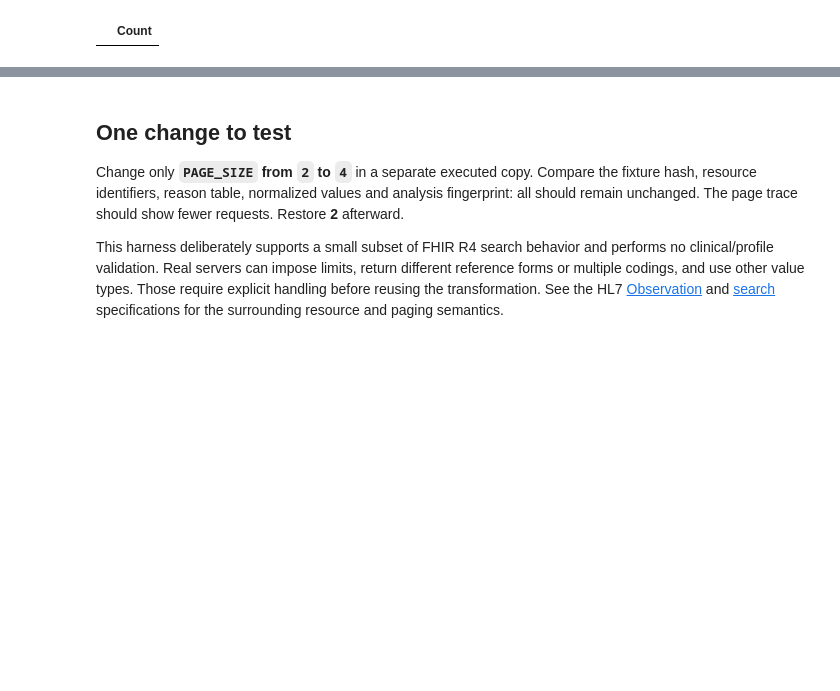
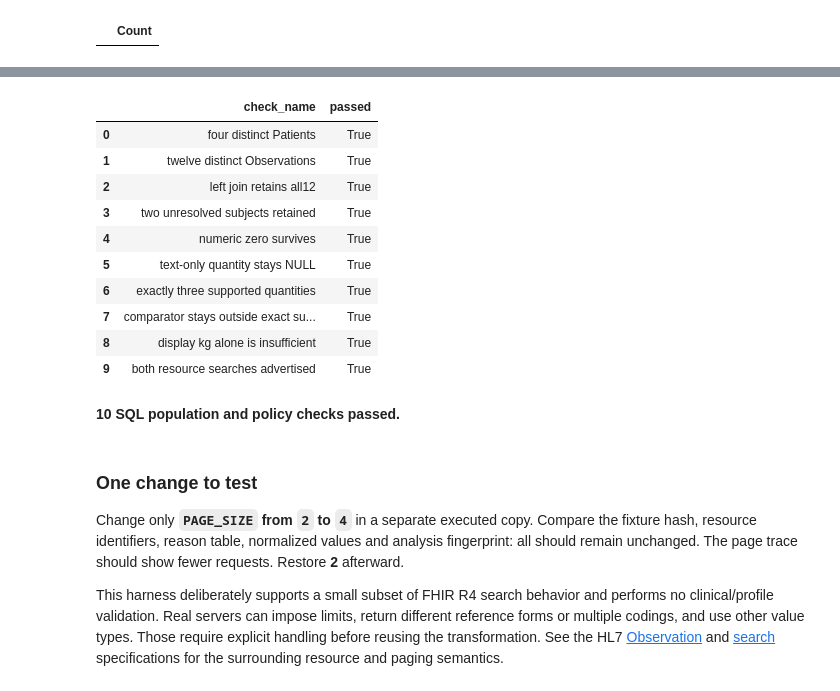
Before and after one commit to Query-farm/vgi-fhir, a Jupyter notebook: notebooks/01_complete_pages_do_not_make_quantities_comparable.ipynb, the cells around one changed output, grey strips where cells are left out. Cells and saved outputs as stored; diff of their text form; code cells hidden in the pictures; blank space fills up the shorter version.

```diff
--- a/notebooks/01_complete_pages_do_not_make_quantities_comparable.ipynb
+++ b/notebooks/01_complete_pages_do_not_make_quantities_comparable.ipynb
@@ -244,5 +255,22 @@ ax.margins(y=.45);ax.invert_yaxis();finish(fig)
+# %%
+display(checks)
+assert checks.passed.notna().all() and checks.passed.all()
+prose(f"**{len(checks)} SQL population and policy checks passed.**")
+# %% [output]
+|  | check_name | passed |
+| 0 | four distinct Patients | True |
+| 1 | twelve distinct Observations | True |
+| 2 | left join retains all12 | True |
+| 3 | two unresolved subjects retained | True |
+| 4 | numeric zero survives | True |
+| 5 | text-only quantity stays NULL | True |
+| 6 | exactly three supported quantities | True |
+| 7 | comparator stays outside exact su... | True |
+| 8 | display kg alone is insufficient | True |
+| 9 | both resource searches advertised | True |
+**10 SQL population and policy checks passed.**
 # %% [markdown]
-## One change to test
+### One change to test
 
 Change only **`PAGE_SIZE` from `2` to `4`** in a separate executed copy. Compare the fixture hash, resource identifiers, reason table, normalized values and analysis fingerprint: all should remain unchanged. The page trace should show fewer requests. Restore **2** afterward.
 
```
Also changed, not shown: parts of 18 cells of this notebook, 12 other files.
